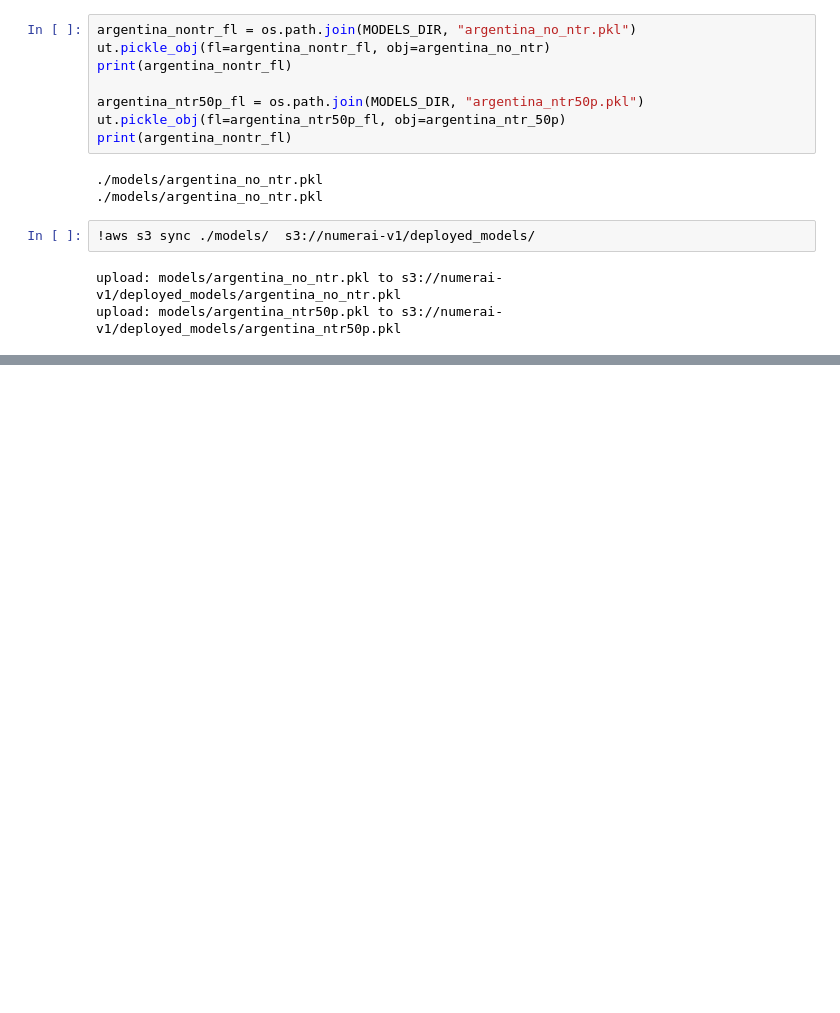
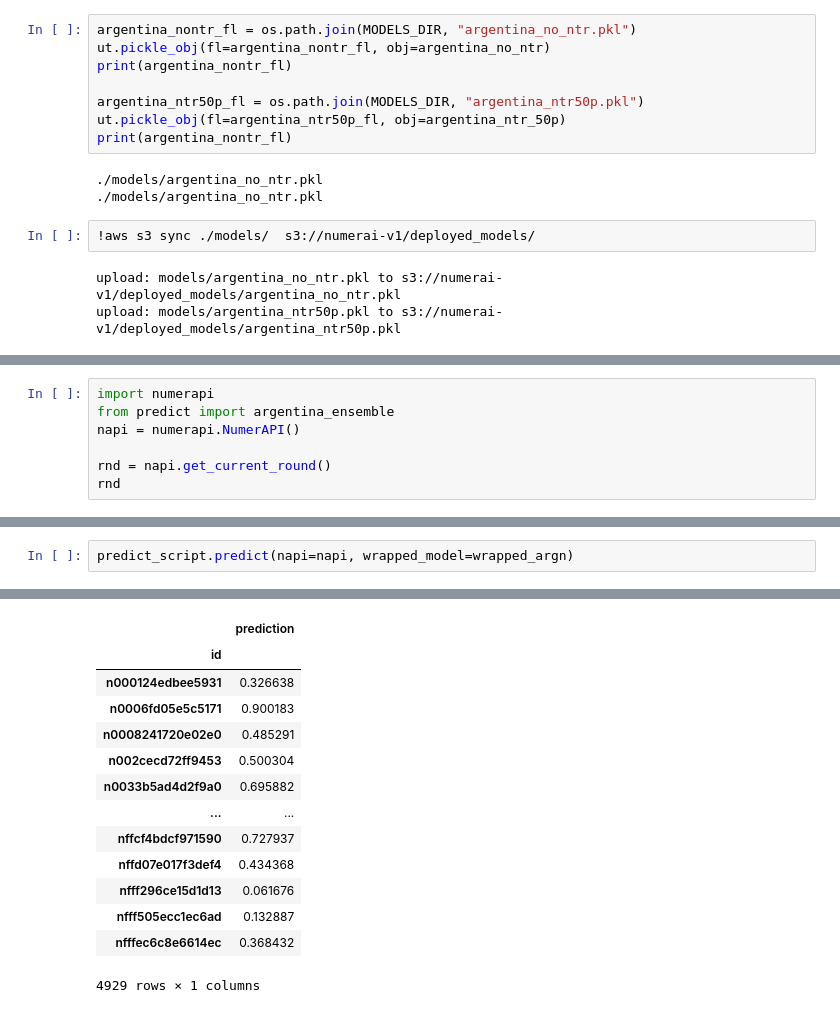
Before and after one commit to psvishnu91/numerai, a Jupyter notebook: numerai/deploy/task6-create-deploy-models.ipynb, the cells around one changed output, grey strips where cells are left out. Saved outputs shown, nothing was run; the diff lists cells and outputs as text; blank space fills up the shorter version.

```diff
--- a/numerai/deploy/task6-create-deploy-models.ipynb
+++ b/numerai/deploy/task6-create-deploy-models.ipynb
@@ -418,0 +480,7 @@ upload: models/argentina_ntr50p.pkl to s3://numerai-v1/deployed_models/argentina
+# %%
+import numerapi
+from predict import argentina_ensemble
+napi = numerapi.NumerAPI()
+
+rnd = napi.get_current_round()
+rnd
@@ -418,0 +606,3 @@ upload: models/argentina_ntr50p.pkl to s3://numerai-v1/deployed_models/argentina
+# %%
+predict_script.predict(napi=napi, wrapped_model=wrapped_argn)
+# %% [output]
@@ -418,0 +616,14 @@ upload: models/argentina_ntr50p.pkl to s3://numerai-v1/deployed_models/argentina
+|  | prediction |
+| id |  |
+| n000124edbee5931 | 0.326638 |
+| n0006fd05e5c5171 | 0.900183 |
+| n0008241720e02e0 | 0.485291 |
+| n002cecd72ff9453 | 0.500304 |
+| n0033b5ad4d2f9a0 | 0.695882 |
+| ... | ... |
+| nffcf4bdcf971590 | 0.727937 |
+| nffd07e017f3def4 | 0.434368 |
+| nfff296ce15d1d13 | 0.061676 |
+| nfff505ecc1ec6ad | 0.132887 |
+| nfffec6c8e6614ec | 0.368432 |
+4929 rows × 1 columns
```
Also changed, not shown: parts of 26 cells of this notebook.
